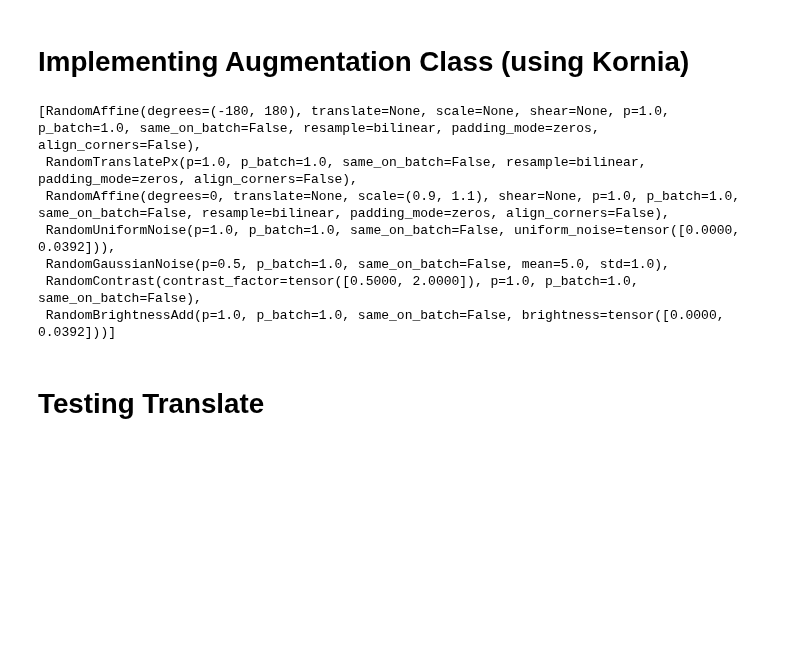
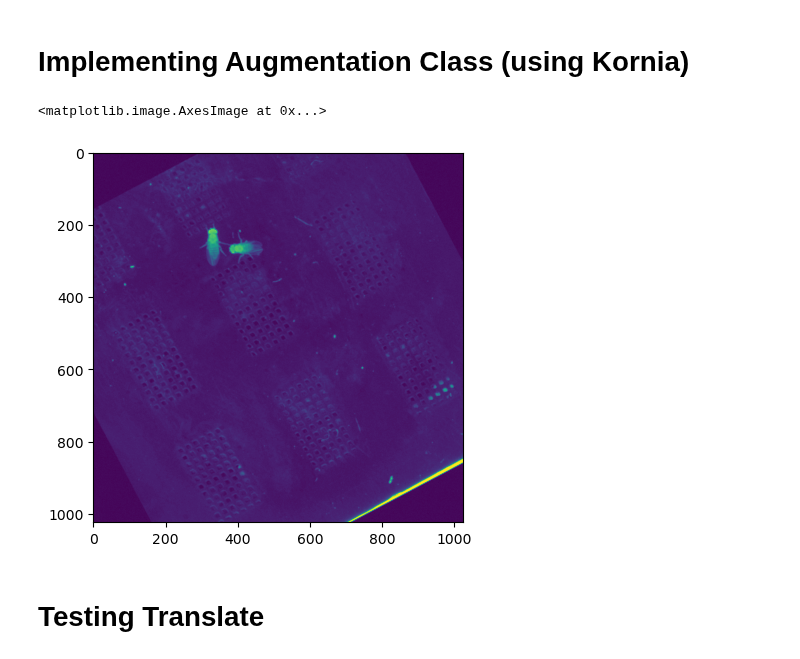
Before and after one commit to talmolab/sleap-nn, a Jupyter notebook: sleap_nn/data/tmp.ipynb, the cells around one changed output. Cells and saved outputs as stored; diff of their text form; code cells hidden in the pictures; blank space fills up the shorter version.

```diff
--- a/sleap_nn/data/tmp.ipynb
+++ b/sleap_nn/data/tmp.ipynb
@@ -525,13 +359,18 @@ if config.brightness:
-# %%
-aug_stack
-# %% [output]
-[RandomAffine(degrees=(-180, 180), translate=None, scale=None, shear=None, p=1.0, p_batch=1.0, same_on_batch=False, resample=bilinear, padding_mode=zeros, align_corners=False),
- RandomTranslatePx(p=1.0, p_batch=1.0, same_on_batch=False, resample=bilinear, padding_mode=zeros, align_corners=False),
- RandomAffine(degrees=0, translate=None, scale=(0.9, 1.1), shear=None, p=1.0, p_batch=1.0, same_on_batch=False, resample=bilinear, padding_mode=zeros, align_corners=False),
- RandomUniformNoise(p=1.0, p_batch=1.0, same_on_batch=False, uniform_noise=tensor([0.0000, 0.0392])),
- RandomGaussianNoise(p=0.5, p_batch=1.0, same_on_batch=False, mean=5.0, std=1.0),
- RandomContrast(contrast_factor=tensor([0.5000, 2.0000]), p=1.0, p_batch=1.0, same_on_batch=False),
- RandomBrightnessAdd(p=1.0, p_batch=1.0, same_on_batch=False, brightness=tensor([0.0000, 0.0392]))]
+# %%
+l = sio.load_slp("labels.slp")
+from providers import LabelsReader
+provider = LabelsReader(l)
+x = next(iter(provider))
+# %%
+img = x[1].permute(2, 0, 1)/255.0
+kp = x[0].float()
+# %%
+aug_img, aug_kp = augs(img, kp)
+# %%
+plt.imshow(aug_img[0].permute(1, 2, 0))
+# %% [output]
+<matplotlib.image.AxesImage at 0x...>
+[figure, added]
 # %% [markdown]
 # Testing Translate
 # %%
```
Also changed, not shown: parts of 8 cells of this notebook.
